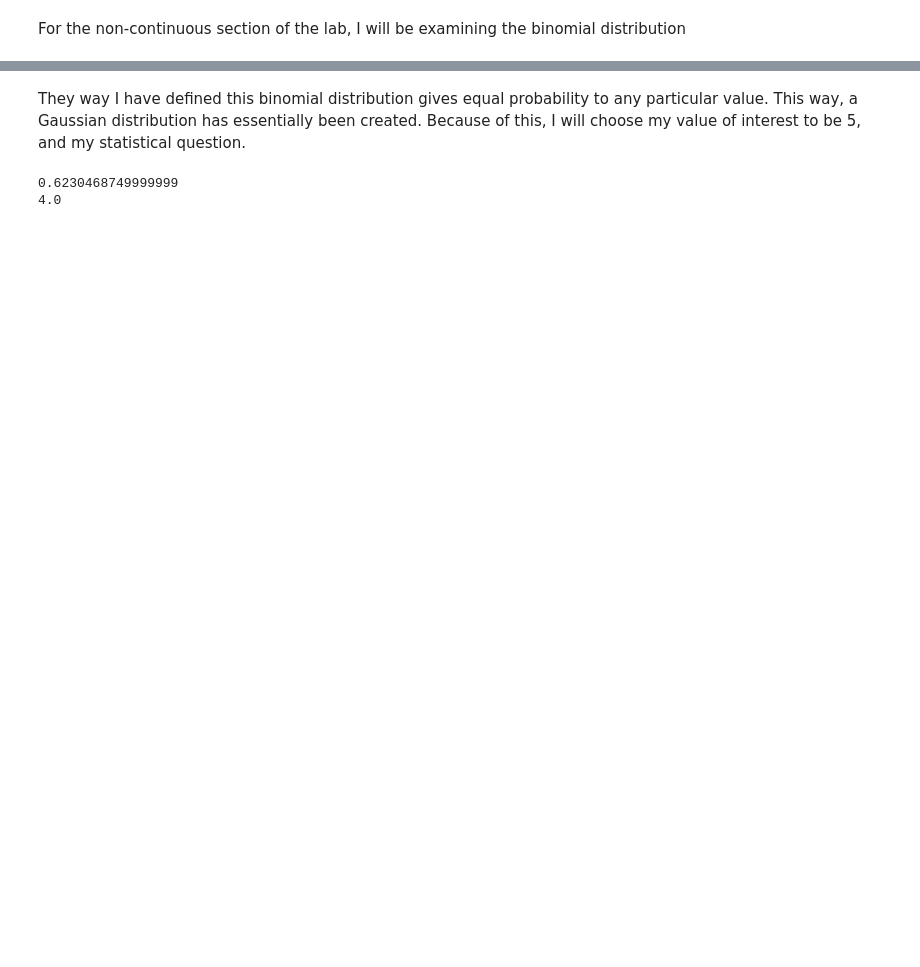
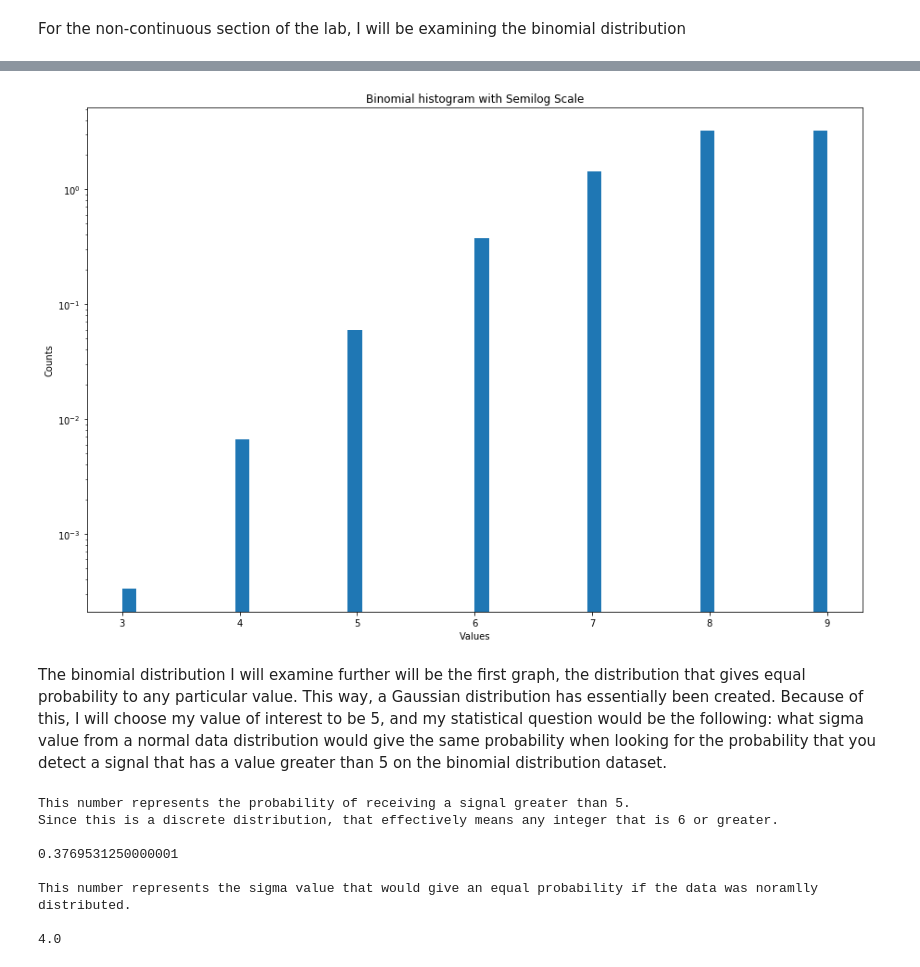
Before and after one commit to ecb49/burns_phys434, a Jupyter notebook: lab1/Burns_Lab1.ipynb, the cells around one changed output, grey strips where cells are left out. Saved outputs shown, nothing was run; the diff lists cells and outputs as text; code cells hidden in the pictures; blank space fills up the shorter version.

Commit message:
adding more details to lab report 1, specifically in the non-continuous data distribution section

```diff
--- a/lab1/Burns_Lab1.ipynb
+++ b/lab1/Burns_Lab1.ipynb
@@ -145,19 +174,39 @@ plt.show()
+# %%
+fig, ax = plt.subplots(1,1)
+plt.xlabel('Values')
+plt.ylabel('Counts')
+plt.yscale('log')
+plt.title('Binomial histogram with Semilog Scale')
+ax.hist(binom_dset2,50,density=True)
+plt.show()
+# %% [output]
+[figure, added]
 # %% [markdown]
-They way I have defined this binomial distribution gives equal probability to any particular value.
+The binomial distribution I will examine further will be the first graph, the distribution that gives equal probability to any particular value.
 This way, a Gaussian distribution has essentially been created.
-Because of this, I will choose my value of interest to be 5, and my statistical question.
+Because of this, I will choose my value of interest to be 5, and my statistical question would be the following: what sigma value from a normal data distribution would give the same probability when looking for the probability that you detect a signal that has a value greater than 5 on the binomial distribution dataset.
 # %%
 #need to figure out how cdf works for binomial distribution, then I should be all set. Clean things up a bit, do some
 #writing, and this lab report will be good to send off.
-k=1
-q=.5
 n=10
 p=.5
 binprob = stats.binom.cdf(5,n,p,loc=0)
-print(binprob)
+print("This number represents the probability of receiving a signal greater than 5.")
+print("Since this is a discrete distribution, that effectively means any integer that is 6 or greater.")
+print()
+print(1-binprob)
 
 binsig = stats.binom.ppf(1-binprob,n,p,loc=0)
+print()
+print("This number represents the sigma value that would give an equal probability if the data was noramlly distributed.")
+print()
 print(binsig)
 # %% [output]
-0.6230468749999999
+This number represents the probability of receiving a signal greater than 5.
+Since this is a discrete distribution, that effectively means any integer that is 6 or greater.
+
+0.3769531250000001
+
+This number represents the sigma value that would give an equal probability if the data was noramlly distributed.
+
 4.0
```
Also changed, not shown: parts of 11 cells of this notebook.
